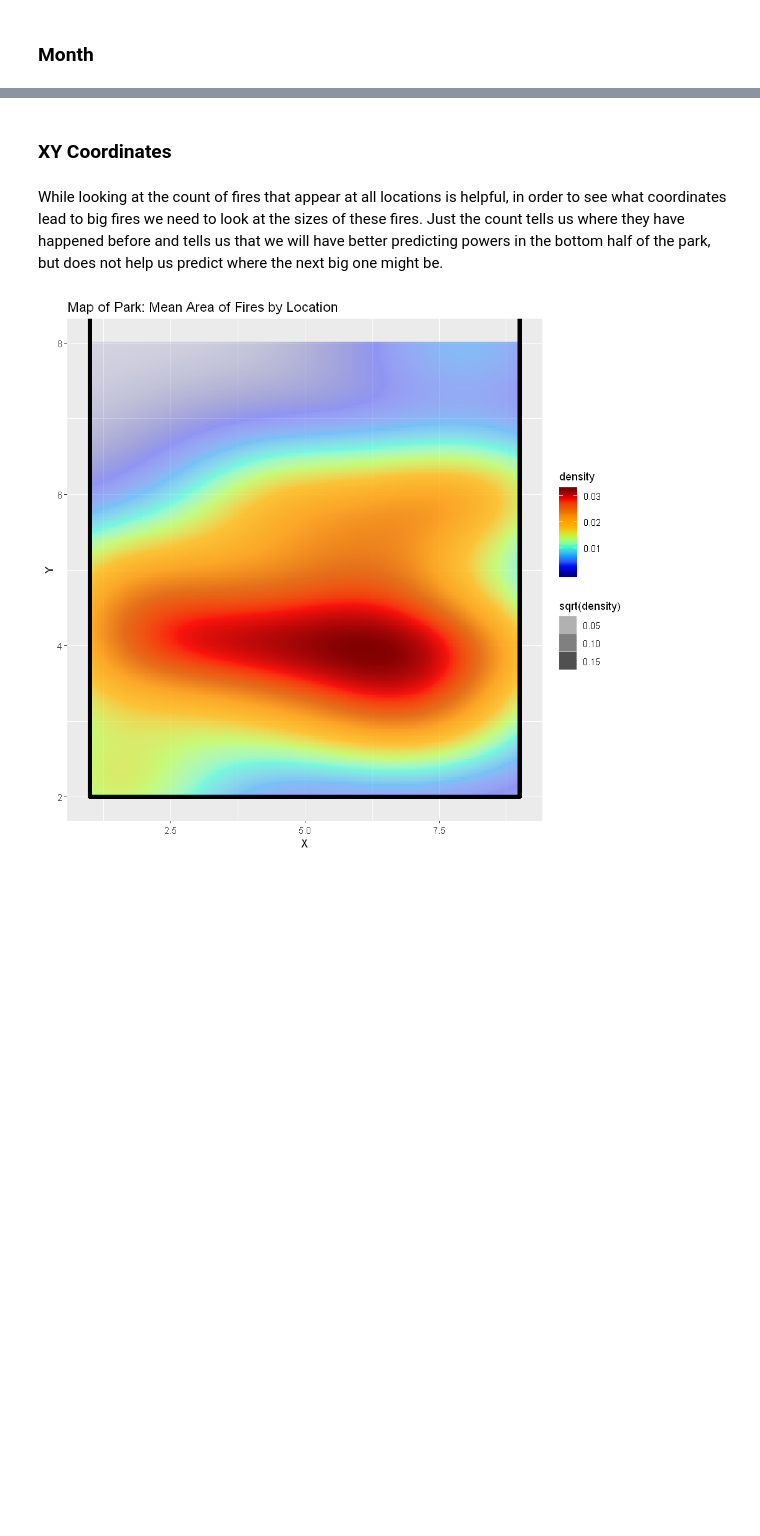
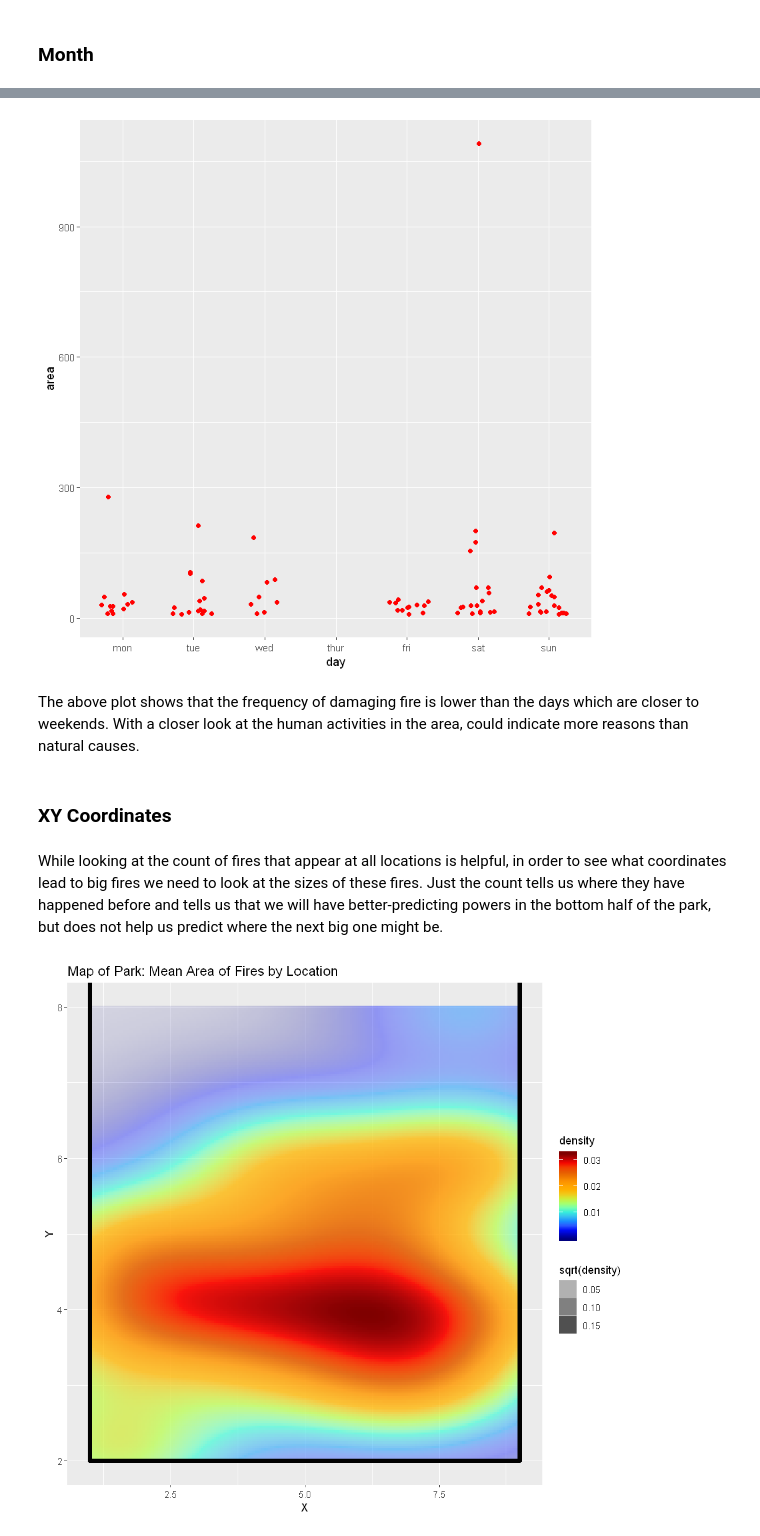
Before and after one commit to hyunchul78/w203_lab1, a Jupyter notebook: majumder_mitchell_kim_lab1.ipynb, the cells around one changed output, grey strips where cells are left out. Drawn from its saved outputs; the diff is of its cells as text; code cells hidden in the pictures; blank space fills up the shorter version.

```diff
--- a/majumder_mitchell_kim_lab1.ipynb
+++ b/majumder_mitchell_kim_lab1.ipynb
@@ -318,7 +326,15 @@ Here is a master matrix of all of the variables.  There are a few important thin
+# %%
+ggplot()+
+geom_jitter(aes(day, area), data = bff, colour = I("red"), position = position_jitter(width = 0.3)) +
+scale_x_discrete(limits=GetDayNames())
+# %% [output]
+[figure, added]
+# %% [markdown]
+The above plot shows that the frequency of damaging fire is lower than the days which are closer to weekends. With a closer look at the human activities in the area, could indicate more reasons than natural causes.
 # %% [markdown]
 ### XY Coordinates
 # %% [markdown]
-While looking at the count of fires that appear at all locations is helpful, in order to see what coordinates lead to big fires we need to look at the sizes of these fires.  Just the count tells us where they have happened before and tells us that we will have better predicting powers in the bottom half of the park, but does not help us predict where the next big one might be.
+While looking at the count of fires that appear at all locations is helpful, in order to see what coordinates lead to big fires we need to look at the sizes of these fires.  Just the count tells us where they have happened before and tells us that we will have better-predicting powers in the bottom half of the park, but does not help us predict where the next big one might be.
 # %%
 ffXYgroup = bff %>%
     group_by(X, Y) %>%
```
Also changed, not shown: parts of 42 cells of this notebook.
